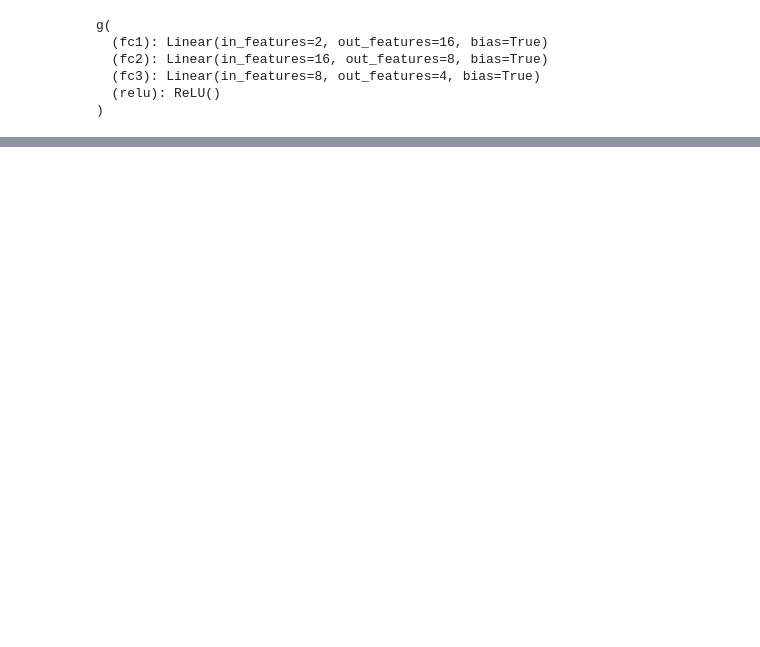
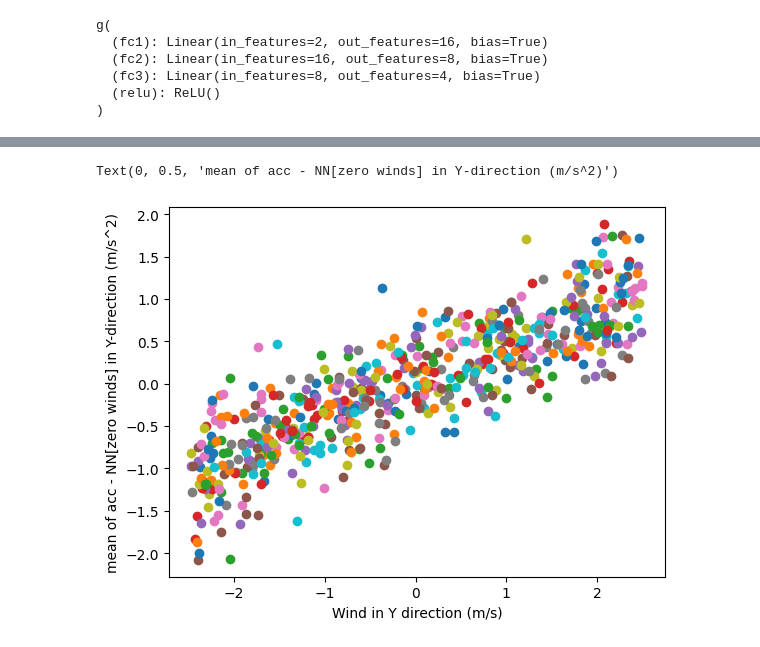
Before and after one commit to rohangarg2001/learning_based_adaptive_reachability, a Jupyter notebook: adaption_module/disturbance_based/feasability_disturbance_based.ipynb, the cells around one changed output, grey strips where cells are left out. Cells and saved outputs as stored; diff of their text form; code cells hidden in the pictures; blank space fills up the shorter version.

```diff
--- a/adaption_module/disturbance_based/feasability_disturbance_based.ipynb
+++ b/adaption_module/disturbance_based/feasability_disturbance_based.ipynb
@@ -65,3 +91,12 @@ plt.plot(adapt_data.trajectory_data['winds'][:,0], adapt_data.trajectory_data['a
+# %%
+for trajectory_id, trajectory in adapt_data.trajectory_data_individual.items():
+    if (trajectory_id % 10) == 0:
+        plt.scatter(trajectory['winds'][100,1], (trajectory['avg_a_NN_y_err']))
+plt.xlabel('Wind in Y direction (m/s)')
+plt.ylabel('mean of acc - NN[zero winds] in Y-direction (m/s^2)')
+# %% [output]
+Text(0, 0.5, 'mean of acc - NN[zero winds] in Y-direction (m/s^2)')
+[figure, added]
 # %%
 plt.plot(adapt_data.trajectory_data['winds'][:,1], adapt_data.trajectory_data['a_y_NN_err'], label='a_y_NN_err vs wind_y')
 # %% [output]
```
Also changed, not shown: parts of 4 cells of this notebook, 1 other file.
